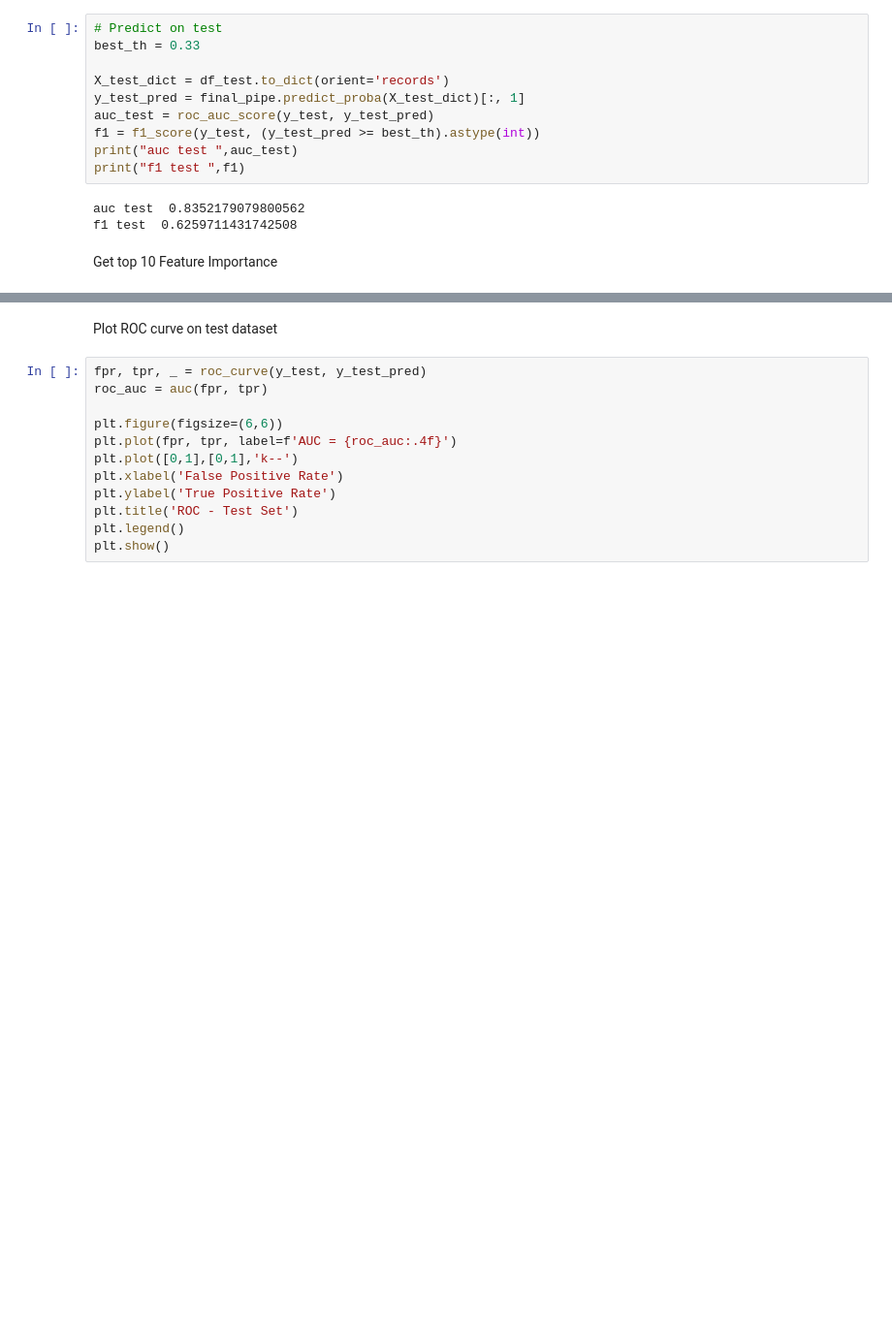
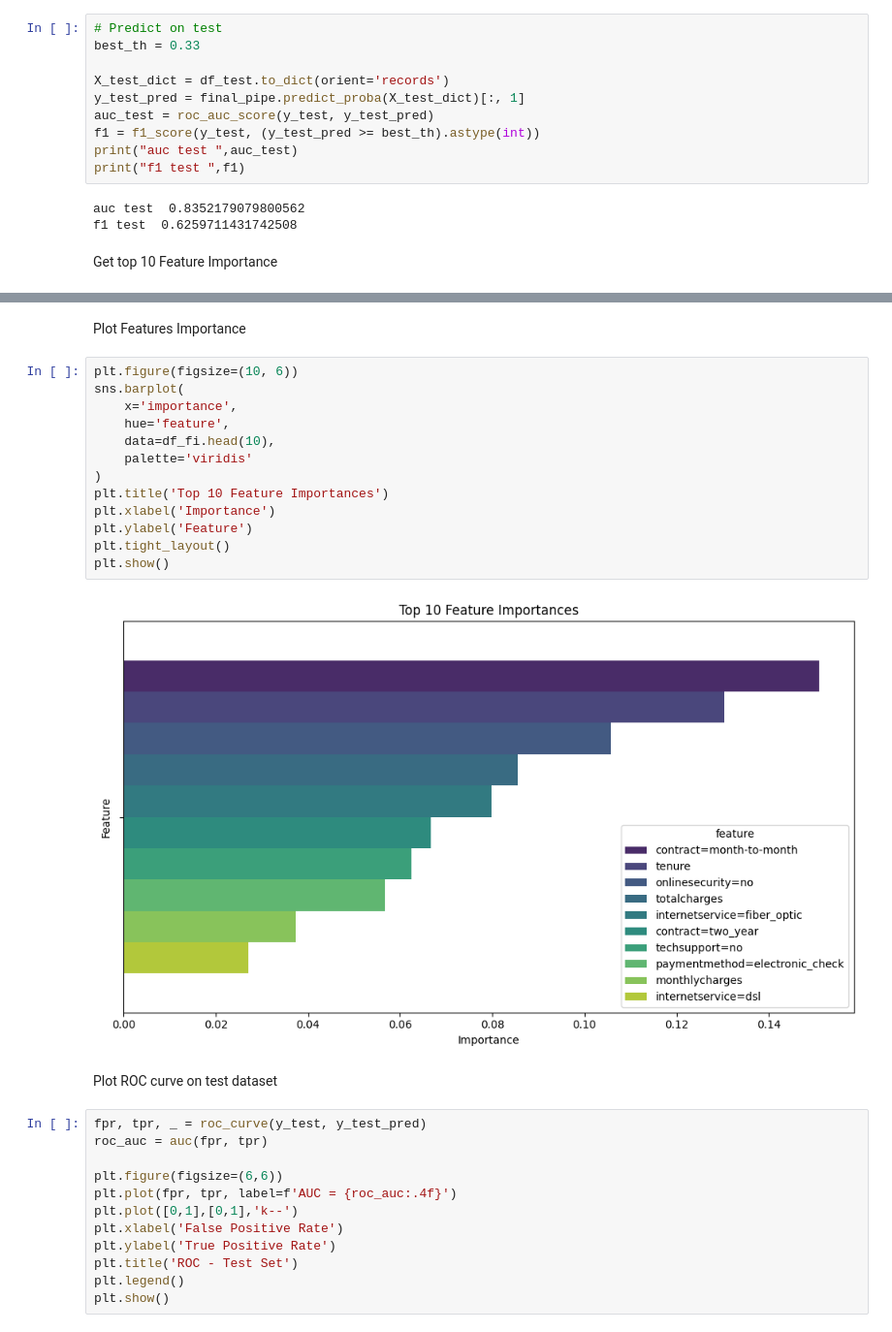
Before and after one commit to mlpub/mlzoomcamp2025, a Jupyter notebook: 06-trees/random-forest-classifier.ipynb, the cells around one changed output, grey strips where cells are left out. Shown: that part at 97% size. Cells and saved outputs as stored; diff of their text form; blank space fills up the shorter version.

```diff
--- a/06-trees/random-forest-classifier.ipynb
+++ b/06-trees/random-forest-classifier.ipynb
@@ -422,3 +426,20 @@ df_fi.head(10)
+# %% [markdown]
+Plot Features Importance
+# %%
+plt.figure(figsize=(10, 6))
+sns.barplot(
+    x='importance',
+    hue='feature',
+    data=df_fi.head(10),
+    palette='viridis'
+)
+plt.title('Top 10 Feature Importances')
+plt.xlabel('Importance')
+plt.ylabel('Feature')
+plt.tight_layout()
+plt.show()
+# %% [output]
+[figure, added]
 # %% [markdown]
 Plot ROC curve on test dataset
 # %%
```
Also changed, not shown: parts of 8 cells of this notebook, 3 other files.
